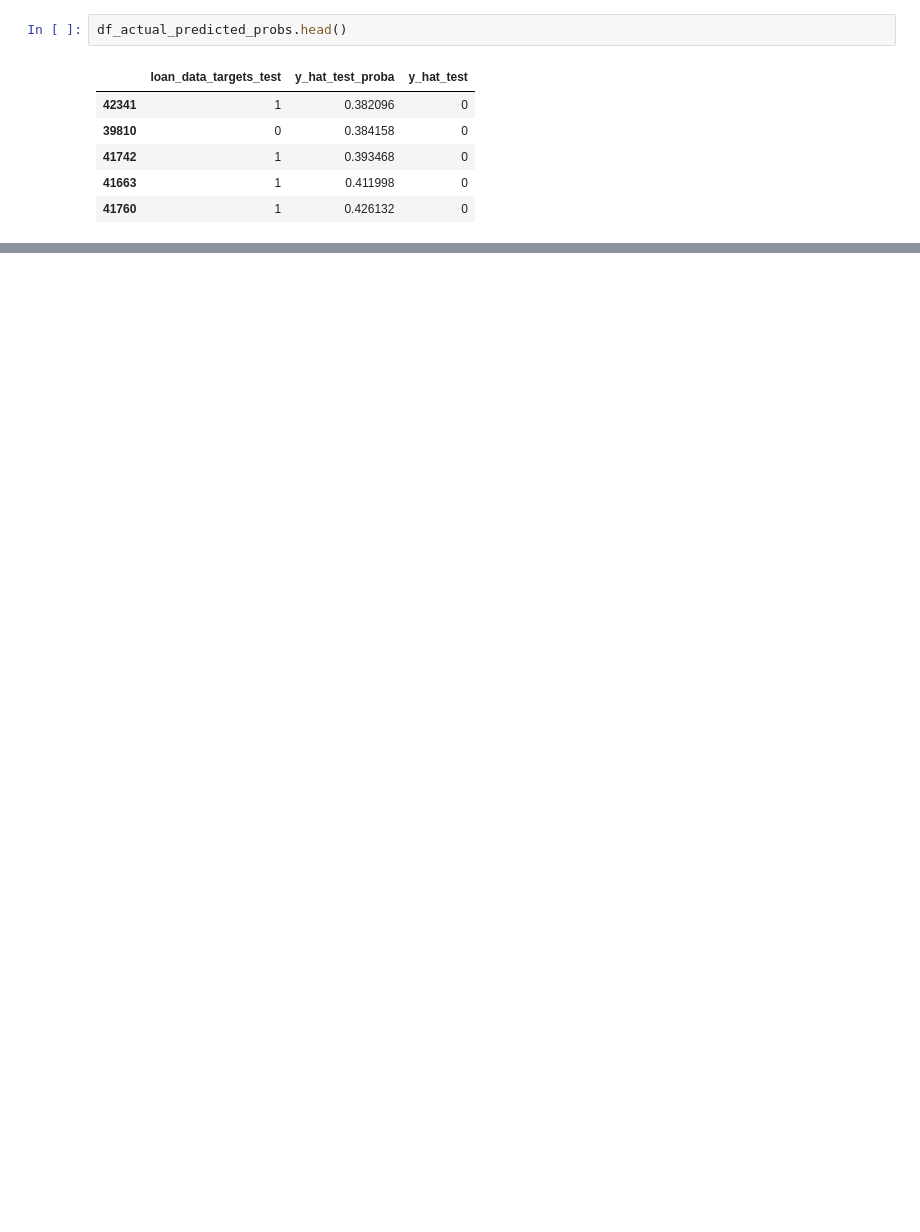
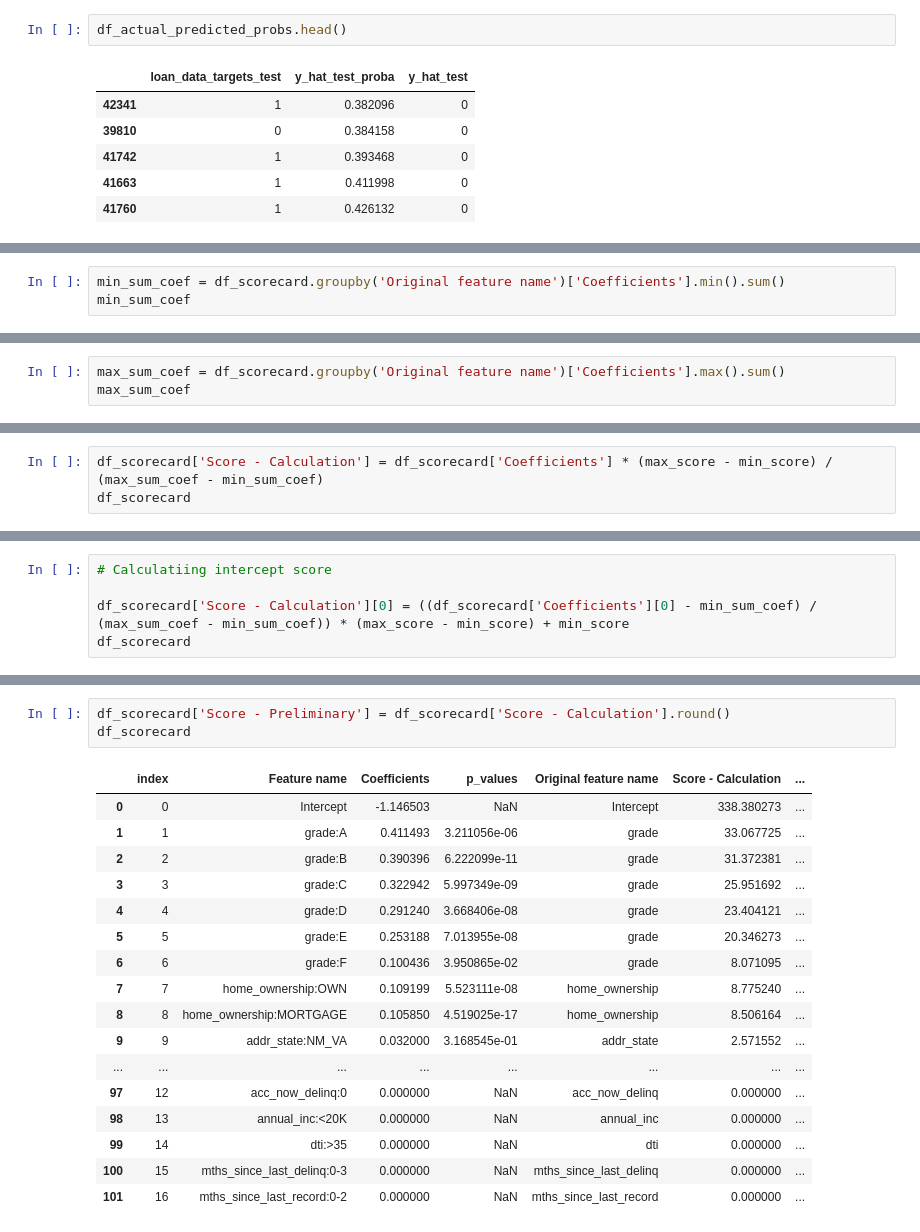
Before and after one commit to shruti-sriniv/Cred-Risk, a Jupyter notebook: PD-Model.ipynb, the cells around one changed output, grey strips where cells are left out. Saved outputs shown, nothing was run; the diff lists cells and outputs as text; blank space fills up the shorter version.

Commit message:
Creating Scorecards

```diff
--- a/PD-Model.ipynb
+++ b/PD-Model.ipynb
@@ -1073,0 +1260,3 @@ KS
+# %%
+min_sum_coef = df_scorecard.groupby('Original feature name')['Coefficients'].min().sum()
+min_sum_coef
@@ -1073,0 +1288,3 @@ KS
+# %%
+max_sum_coef = df_scorecard.groupby('Original feature name')['Coefficients'].max().sum()
+max_sum_coef
@@ -1073,0 +1293,3 @@ KS
+# %%
+df_scorecard['Score - Calculation'] = df_scorecard['Coefficients'] * (max_score - min_score) / (max_sum_coef - min_sum_coef)
+df_scorecard
@@ -1073,0 +1316,5 @@ KS
+# %%
+# Calculatiing intercept score
+
+df_scorecard['Score - Calculation'][0] = ((df_scorecard['Coefficients'][0] - min_sum_coef) / (max_sum_coef - min_sum_coef)) * (max_score - min_score) + min_score
+df_scorecard
@@ -1073,0 +1343,21 @@ KS
+# %%
+df_scorecard['Score - Preliminary'] = df_scorecard['Score - Calculation'].round()
+df_scorecard
+# %% [output]
+|  | index | Feature name | Coefficients | p_values | Original feature name | Score - Calculation | ... |
+| 0 | 0 | Intercept | -1.146503 | NaN | Intercept | 338.380273 | ... |
+| 1 | 1 | grade:A | 0.411493 | 3.211056e-06 | grade | 33.067725 | ... |
+| 2 | 2 | grade:B | 0.390396 | 6.222099e-11 | grade | 31.372381 | ... |
+| 3 | 3 | grade:C | 0.322942 | 5.997349e-09 | grade | 25.951692 | ... |
+| 4 | 4 | grade:D | 0.291240 | 3.668406e-08 | grade | 23.404121 | ... |
+| 5 | 5 | grade:E | 0.253188 | 7.013955e-08 | grade | 20.346273 | ... |
+| 6 | 6 | grade:F | 0.100436 | 3.950865e-02 | grade | 8.071095 | ... |
+| 7 | 7 | home_ownership:OWN | 0.109199 | 5.523111e-08 | home_ownership | 8.775240 | ... |
+| 8 | 8 | home_ownership:MORTGAGE | 0.105850 | 4.519025e-17 | home_ownership | 8.506164 | ... |
+| 9 | 9 | addr_state:NM_VA | 0.032000 | 3.168545e-01 | addr_state | 2.571552 | ... |
+| ... | ... | ... | ... | ... | ... | ... | ... |
+| 97 | 12 | acc_now_delinq:0 | 0.000000 | NaN | acc_now_delinq | 0.000000 | ... |
+| 98 | 13 | annual_inc:<20K | 0.000000 | NaN | annual_inc | 0.000000 | ... |
+| 99 | 14 | dti:>35 | 0.000000 | NaN | dti | 0.000000 | ... |
+| 100 | 15 | mths_since_last_delinq:0-3 | 0.000000 | NaN | mths_since_last_delinq | 0.000000 | ... |
+| 101 | 16 | mths_since_last_record:0-2 | 0.000000 | NaN | mths_since_last_record | 0.000000 | ... |
```
Also changed, not shown: parts of 75 cells of this notebook.
